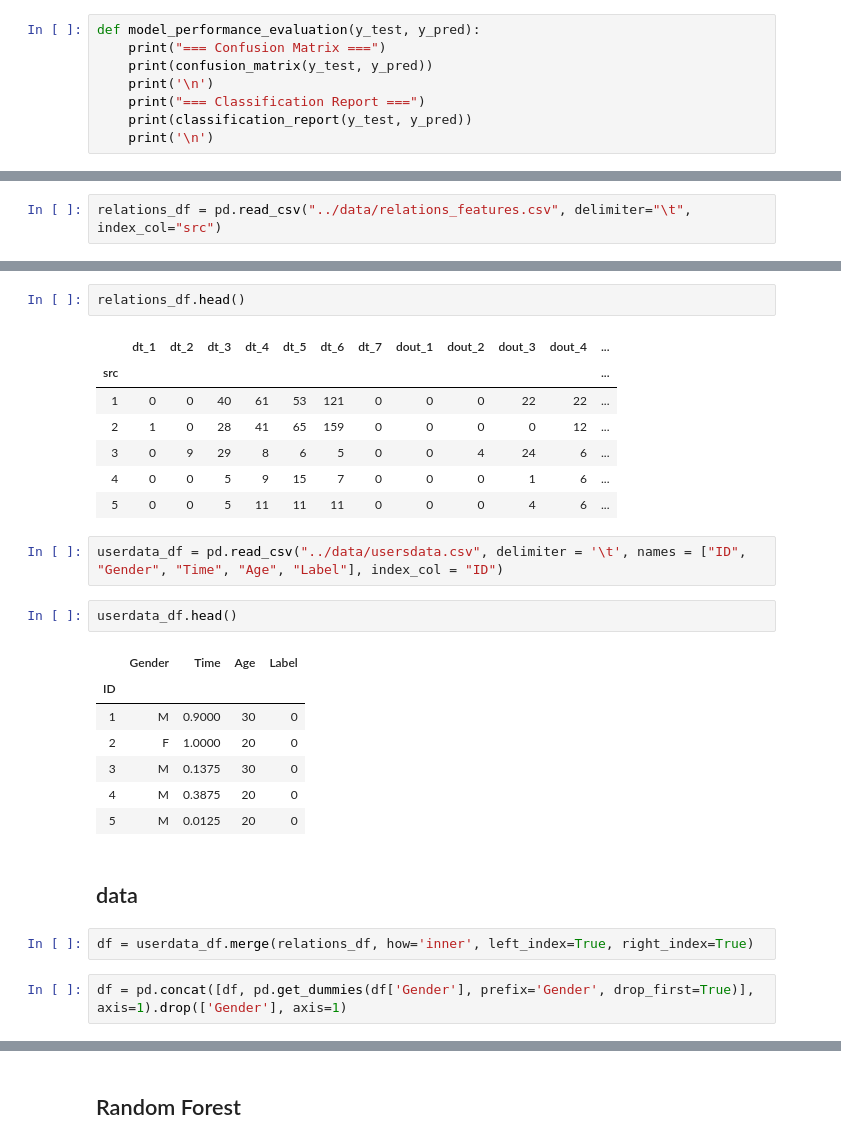
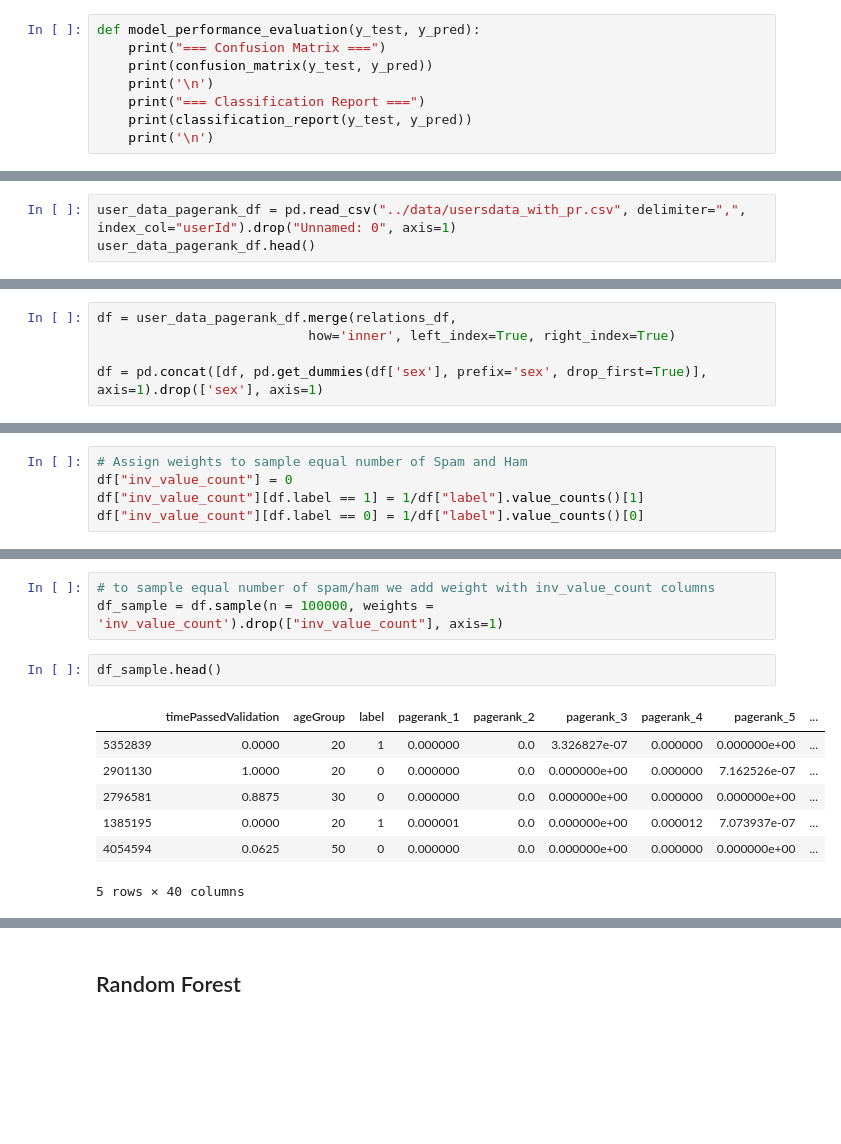
Before and after one commit to alielabridi/NTDS_2019, a Jupyter notebook: projects/classification/classification.ipynb, the cells around one changed output, grey strips where cells are left out. Saved outputs shown, nothing was run; the diff lists cells and outputs as text; blank space fills up the shorter version.

Commit message:
updated with new data

```diff
--- a/projects/classification/classification.ipynb
+++ b/projects/classification/classification.ipynb
@@ -33,2 +79,3 @@ relations_features_df = pd.read_csv("../data/relations_features3.csv", delimiter
 # %%
-relations_df = pd.read_csv("../data/relations_features.csv", delimiter="\t", index_col="src")
+user_data_pagerank_df = pd.read_csv("../data/usersdata_with_pr.csv", delimiter=",", index_col="userId").drop("Unnamed: 0", axis=1)
+user_data_pagerank_df.head()
@@ -34,0 +92,5 @@ relations_df = pd.read_csv("../data/relations_features.csv", delimiter="\t", ind
+# %%
+df = user_data_pagerank_df.merge(relations_df,
+                           how='inner', left_index=True, right_index=True)
+
+df = pd.concat([df, pd.get_dummies(df['sex'], prefix='sex', drop_first=True)], axis=1).drop(['sex'], axis=1)
@@ -34,0 +103,5 @@ relations_df = pd.read_csv("../data/relations_features.csv", delimiter="\t", ind
+# %%
+# Assign weights to sample equal number of Spam and Ham
+df["inv_value_count"] = 0
+df["inv_value_count"][df.label == 1] = 1/df["label"].value_counts()[1]
+df["inv_value_count"][df.label == 0] = 1/df["label"].value_counts()[0]
@@ -35,28 +117,13 @@ relations_df = pd.read_csv("../data/relations_features.csv", delimiter="\t", ind
+# %%
+# to sample equal number of spam/ham we add weight with inv_value_count columns
+df_sample = df.sample(n = 100000, weights = 'inv_value_count').drop(["inv_value_count"], axis=1)
 # %%
-relations_df.head()
+df_sample.head()
 # %% [output]
-|  | dt_1 | dt_2 | dt_3 | dt_4 | dt_5 | dt_6 | dt_7 | dout_1 | dout_2 | dout_3 | dout_4 | ... |
-| src |  |  |  |  |  |  |  |  |  |  |  | ... |
-| 1 | 0 | 0 | 40 | 61 | 53 | 121 | 0 | 0 | 0 | 22 | 22 | ... |
-| 2 | 1 | 0 | 28 | 41 | 65 | 159 | 0 | 0 | 0 | 0 | 12 | ... |
-| 3 | 0 | 9 | 29 | 8 | 6 | 5 | 0 | 0 | 4 | 24 | 6 | ... |
-| 4 | 0 | 0 | 5 | 9 | 15 | 7 | 0 | 0 | 0 | 1 | 6 | ... |
-| 5 | 0 | 0 | 5 | 11 | 11 | 11 | 0 | 0 | 0 | 4 | 6 | ... |
+|  | timePassedValidation | ageGroup | label | pagerank_1 | pagerank_2 | pagerank_3 | pagerank_4 | pagerank_5 | ... |
+| 5352839 | 0.0000 | 20 | 1 | 0.000000 | 0.0 | 3.326827e-07 | 0.000000 | 0.000000e+00 | ... |
+| 2901130 | 1.0000 | 20 | 0 | 0.000000 | 0.0 | 0.000000e+00 | 0.000000 | 7.162526e-07 | ... |
+| 2796581 | 0.8875 | 30 | 0 | 0.000000 | 0.0 | 0.000000e+00 | 0.000000 | 0.000000e+00 | ... |
+| 1385195 | 0.0000 | 20 | 1 | 0.000001 | 0.0 | 0.000000e+00 | 0.000012 | 7.073937e-07 | ... |
+| 4054594 | 0.0625 | 50 | 0 | 0.000000 | 0.0 | 0.000000e+00 | 0.000000 | 0.000000e+00 | ... |
+5 rows × 40 columns
-# %%
-userdata_df = pd.read_csv("../data/usersdata.csv", delimiter = '\t', names = ["ID", "Gender", "Time", "Age", "Label"], index_col = "ID")
-# %%
-userdata_df.head()
-# %% [output]
-|  | Gender | Time | Age | Label |
-| ID |  |  |  |  |
-| 1 | M | 0.9000 | 30 | 0 |
-| 2 | F | 1.0000 | 20 | 0 |
-| 3 | M | 0.1375 | 30 | 0 |
-| 4 | M | 0.3875 | 20 | 0 |
-| 5 | M | 0.0125 | 20 | 0 |
-# %% [markdown]
-##  data
-# %%
-df = userdata_df.merge(relations_df, how='inner', left_index=True, right_index=True)
-# %%
-df = pd.concat([df, pd.get_dummies(df['Gender'], prefix='Gender', drop_first=True)], axis=1).drop(['Gender'], axis=1)
```
Also changed, not shown: parts of 26 cells of this notebook.
